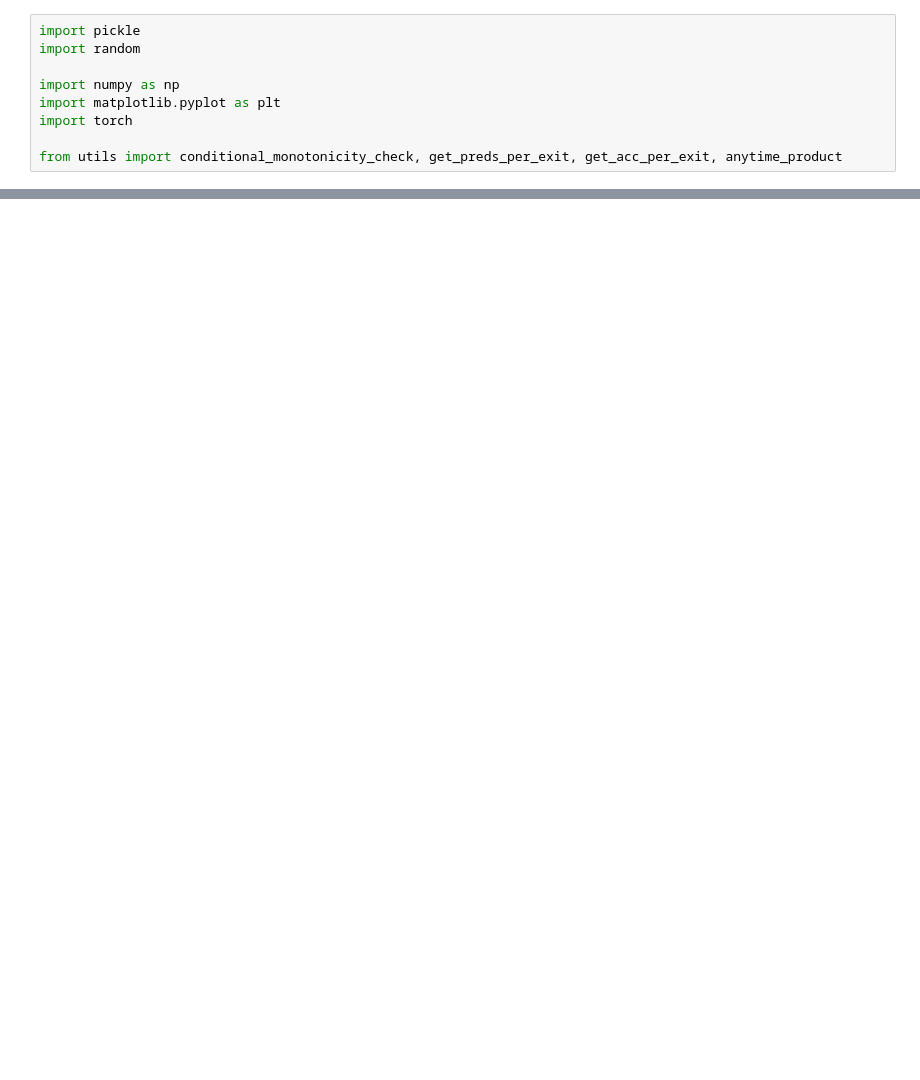
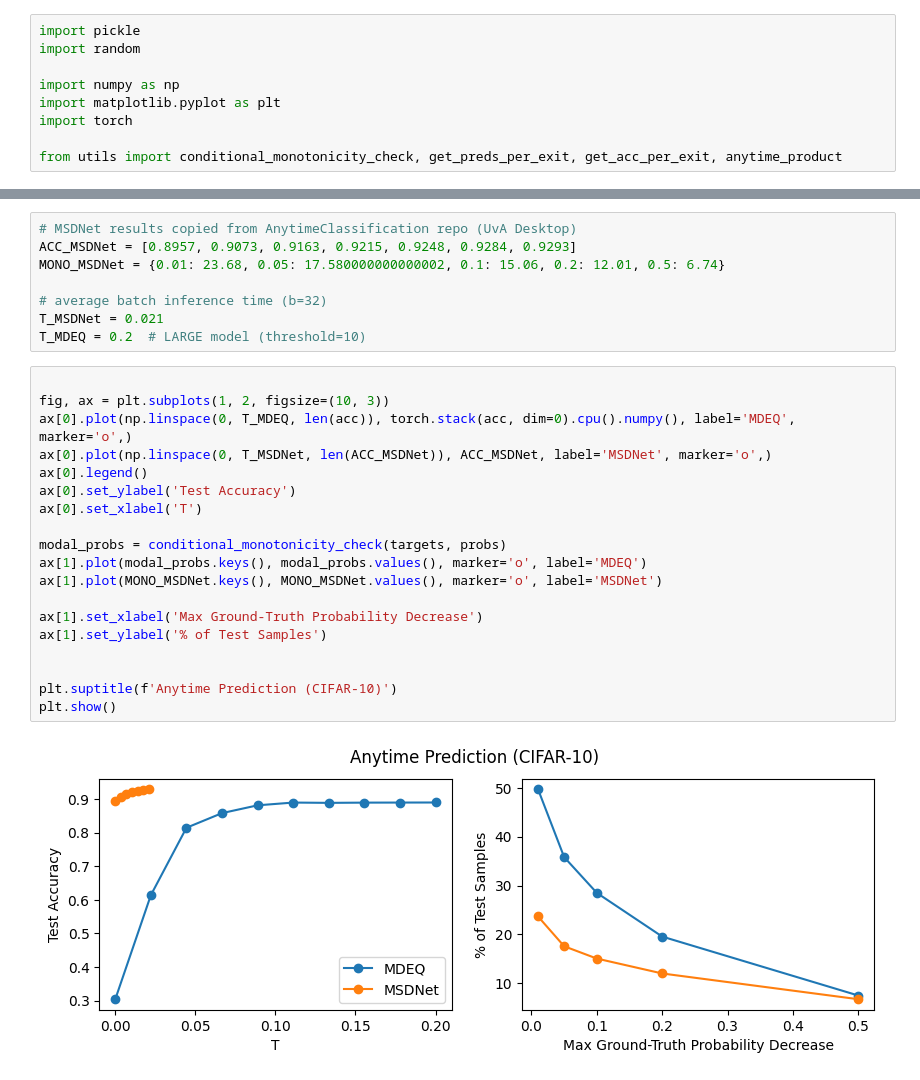
Before and after one commit to metodj/deq, a Jupyter notebook: MDEQ-Vision/anytime/anytime_monotonicity.ipynb, the cells around one changed output, grey strips where cells are left out. Saved outputs shown, nothing was run; the diff lists cells and outputs as text; blank space fills up the shorter version.

Commit message:
MSDNet vs MDEQ

```diff
--- a/MDEQ-Vision/anytime/anytime_monotonicity.ipynb
+++ b/MDEQ-Vision/anytime/anytime_monotonicity.ipynb
@@ -134,0 +108,29 @@ for _ in range(10):
+# %%
+# MSDNet results copied from AnytimeClassification repo (UvA Desktop)
+ACC_MSDNet = [0.8957, 0.9073, 0.9163, 0.9215, 0.9248, 0.9284, 0.9293]
+MONO_MSDNet = {0.01: 23.68, 0.05: 17.580000000000002, 0.1: 15.06, 0.2: 12.01, 0.5: 6.74}
+
+# average batch inference time (b=32)
+T_MSDNet = 0.021
+T_MDEQ = 0.2  # LARGE model (threshold=10)
+# %%
+
+fig, ax = plt.subplots(1, 2, figsize=(10, 3))
+ax[0].plot(np.linspace(0, T_MDEQ, len(acc)), torch.stack(acc, dim=0).cpu().numpy(), label='MDEQ', marker='o',)
+ax[0].plot(np.linspace(0, T_MSDNet, len(ACC_MSDNet)), ACC_MSDNet, label='MSDNet', marker='o',)
+ax[0].legend()
+ax[0].set_ylabel('Test Accuracy')
+ax[0].set_xlabel('T')
+
+modal_probs = conditional_monotonicity_check(targets, probs)
+ax[1].plot(modal_probs.keys(), modal_probs.values(), marker='o', label='MDEQ')
+ax[1].plot(MONO_MSDNet.keys(), MONO_MSDNet.values(), marker='o', label='MSDNet')
+
+ax[1].set_xlabel('Max Ground-Truth Probability Decrease')
+ax[1].set_ylabel('% of Test Samples')
+
+
+plt.suptitle(f'Anytime Prediction (CIFAR-10)')
+plt.show()
+# %% [output]
+[figure, added]
```
Also changed, not shown: parts of 11 cells of this notebook, 2 other files.
